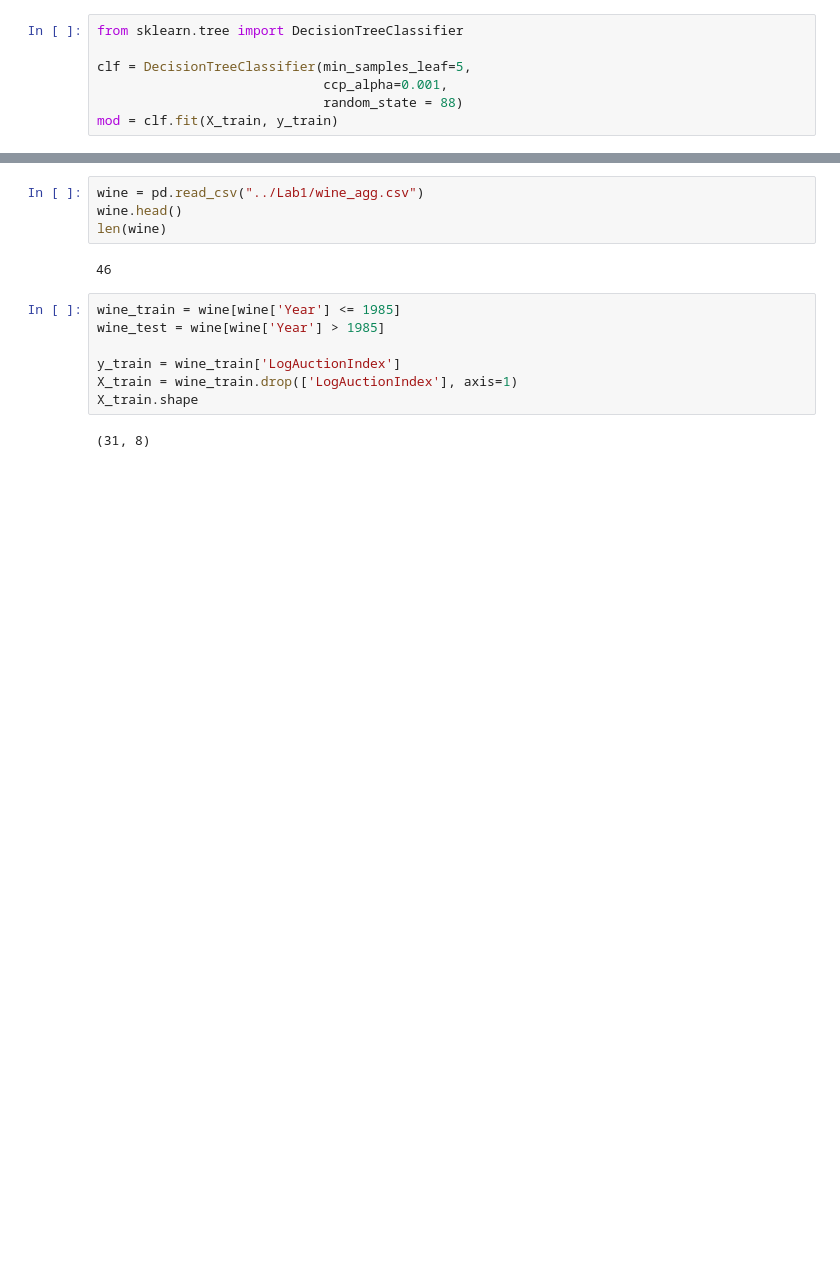
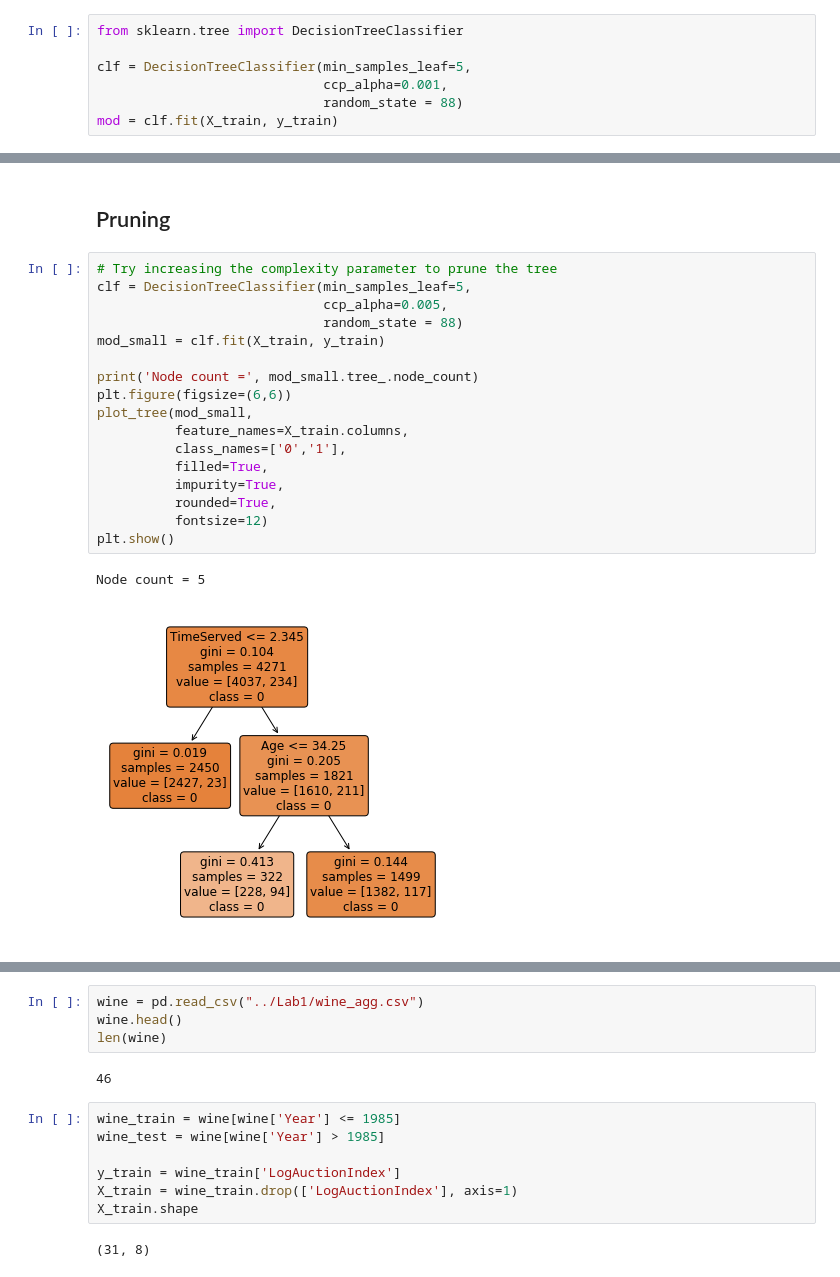
Before and after one commit to paulgrigas/IEOR-142-242-Python-Project, a Jupyter notebook: Lab 4/New_Lab4_v1.ipynb, the cells around one changed output, grey strips where cells are left out. Saved outputs shown, nothing was run; the diff lists cells and outputs as text; blank space fills up the shorter version.

```diff
--- a/Lab 4/New_Lab4_v1.ipynb
+++ b/Lab 4/New_Lab4_v1.ipynb
@@ -118,0 +145,22 @@ mod = clf.fit(X_train, y_train)
+# %% [markdown]
+## Pruning
+# %%
+# Try increasing the complexity parameter to prune the tree
+clf = DecisionTreeClassifier(min_samples_leaf=5,
+                             ccp_alpha=0.005,
+                             random_state = 88)
+mod_small = clf.fit(X_train, y_train)
+
+print('Node count =', mod_small.tree_.node_count)
+plt.figure(figsize=(6,6))
+plot_tree(mod_small,
+          feature_names=X_train.columns,
+          class_names=['0','1'],
+          filled=True,
+          impurity=True,
+          rounded=True,
+          fontsize=12)
+plt.show()
+# %% [output]
+Node count = 5
+[figure, added]
```
Also changed, not shown: parts of 66 cells of this notebook, 2 other files.
